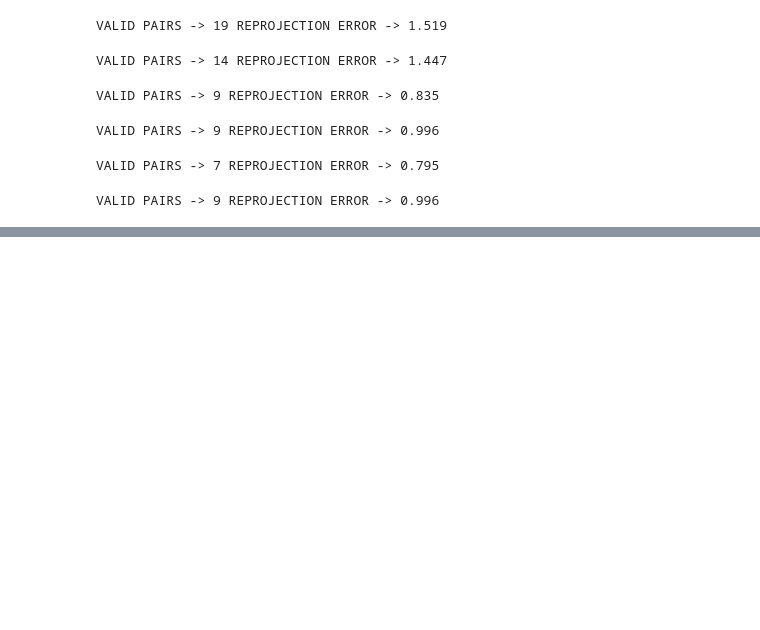
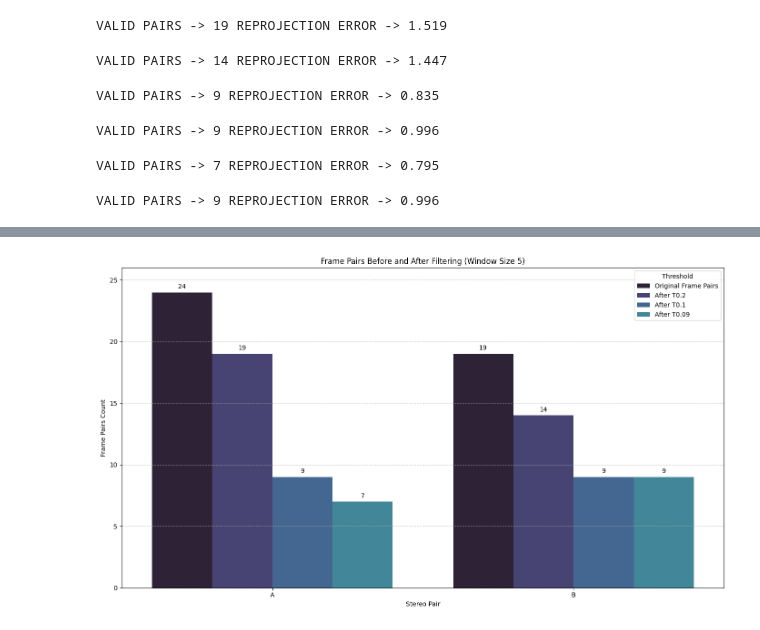
Before and after one commit to damianstone/cv-calibration-triangulation, a Jupyter notebook: report/extrinsic_results.ipynb, the cells around one changed output, grey strips where cells are left out. Cells and saved outputs as stored; diff of their text form; code cells hidden in the pictures; blank space fills up the shorter version.

```diff
--- a/report/extrinsic_results.ipynb
+++ b/report/extrinsic_results.ipynb
@@ -164,0 +207,45 @@ plt.show()
+# %%
+df = original_df[original_df['win_size'] == 5]
+df = df[df['threshold'] != 0.4]
+
+# Get frames_pairs_after (excluding threshold 0)
+df_after = df[df['threshold'] != 0][['stereo', 'threshold', 'frames_pairs_after']].copy()
+df_after['threshold_label'] = df_after['threshold'].apply(lambda x: f'After T{x}')
+df_after = df_after.rename(columns={'frames_pairs_after': 'frame_pairs'})
+
+# Add ONE single frames_pairs_before entry for each stereo pair
+df_before = df[['stereo', 'frames_pairs_before']].drop_duplicates().copy()
+df_before['threshold_label'] = 'Original Frame Pairs'
+df_before = df_before.rename(columns={'frames_pairs_before': 'frame_pairs'})
+
+# Combine and plot
+df_combined = pd.concat([df_before, df_after])
+threshold_order = ['Original Frame Pairs'] + [f'After T{x}' for x in sorted(df_after['threshold'].unique(), reverse=True)]
+stereo_order = ['A', 'B']
+plt.figure(figsize=(14, 8))
+
+barplot = sns.barplot(x='stereo', y='frame_pairs', hue='threshold_label', data=df_combined,
+                     palette=sns.color_palette("mako"), errorbar=None,
+                     order=stereo_order, hue_order=threshold_order)
+
+plt.title('Frame Pairs Before and After Filtering (Window Size 5)')
+plt.xlabel('Stereo Pair')
+plt.ylabel('Frame Pairs Count')
+plt.legend(title='Threshold', loc='upper right')
+plt.ylim(0, df_combined['frame_pairs'].max() + 2)  # Adjust y-axis limit for better readability
+plt.grid(axis='y', linestyle='--', alpha=0.7)  # Add grid for better readability
+
+# Annotate the bars with the exact frame pair counts
+for p in barplot.patches:
+    height = p.get_height()
+    if height > 0:
+        barplot.annotate(format(height, '.0f'),
+                         (p.get_x() + p.get_width() / 2., height),
+                         ha='center', va='center',
+                         xytext=(0, 9),
+                         textcoords='offset points')
+
+plt.tight_layout()
+plt.show()
+# %% [output]
+[figure, added]
```
Also changed, not shown: parts of 6 cells of this notebook.
